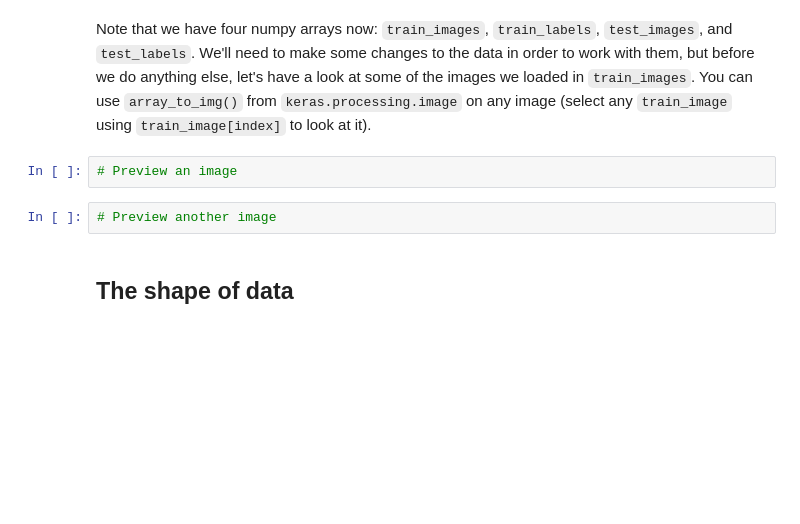
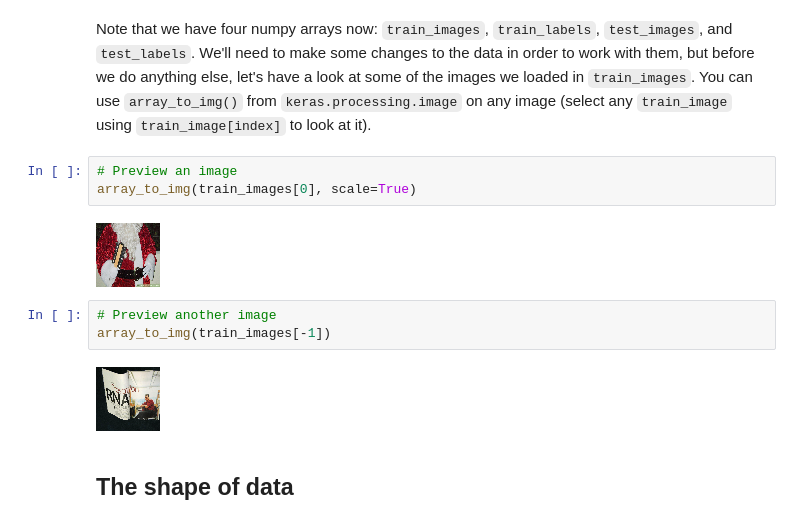
Before and after one commit to mduncan23/dsc-introduction-to-neural-networks-lab, a Jupyter notebook: index.ipynb, the cells around one changed output. Drawn from its saved outputs; the diff is of its cells as text; blank space fills up the shorter version.

```diff
--- a/index.ipynb
+++ b/index.ipynb
@@ -61,8 +74,14 @@ Found 790 images belonging to 2 classes.
 Note that we have four numpy arrays now: `train_images`, `train_labels`, `test_images`, and `test_labels`. We'll need to make some changes to the data in order to work with them, but before we do anything else, let's have a look at some of the images we loaded in `train_images`. You can use `array_to_img()` from `keras.processing.image` on any image (select any `train_image` using `train_image[index]` to look at it).
 # %%
 # Preview an image
+array_to_img(train_images[0], scale=True)
+# %% [output]
+[figure, added]
 # %%
 # Preview another image
+array_to_img(train_images[-1])
+# %% [output]
+[figure, added]
 # %% [markdown]
 ## The shape of data
 # %% [markdown]
```
Also changed, not shown: parts of 7 cells of this notebook.
